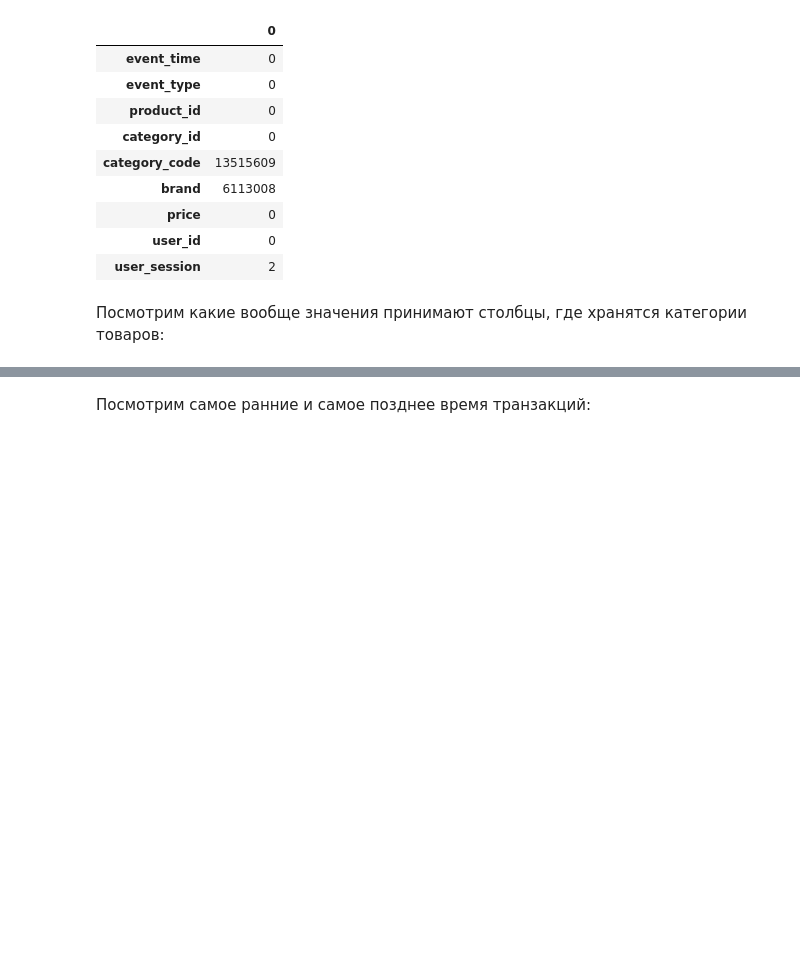
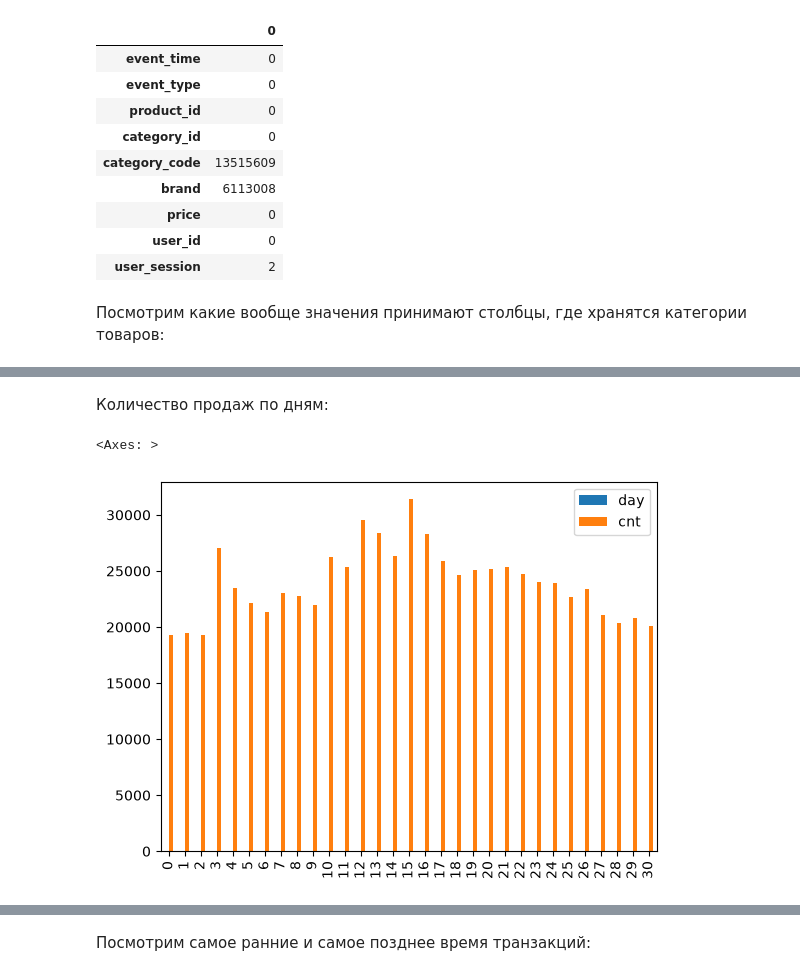
Before and after one commit to AlkhovskiiKY/ecommerce-eda-retention, a Jupyter notebook: eda.ipynb, the cells around one changed output, grey strips where cells are left out. Cells and saved outputs as stored; diff of their text form; code cells hidden in the pictures; blank space fills up the shorter version.

```diff
--- a/eda.ipynb
+++ b/eda.ipynb
@@ -135,0 +178,14 @@ con.sql("""
+# %% [markdown]
+Количество продаж по дням:
+# %%
+cnt_sale_per_day = con.sql('''
+        SELECT EXTRACT(day FROM event_time) as day, COUNT(*) as cnt
+        FROM events
+        WHERE event_type='purchase'
+        GROUP BY EXTRACT(day FROM event_time)
+''').df()
+
+cnt_sale_per_day.plot.bar()
+# %% [output]
+<Axes: >
+[figure, added]
```
Also changed, not shown: parts of 23 cells of this notebook, 1 other file.
